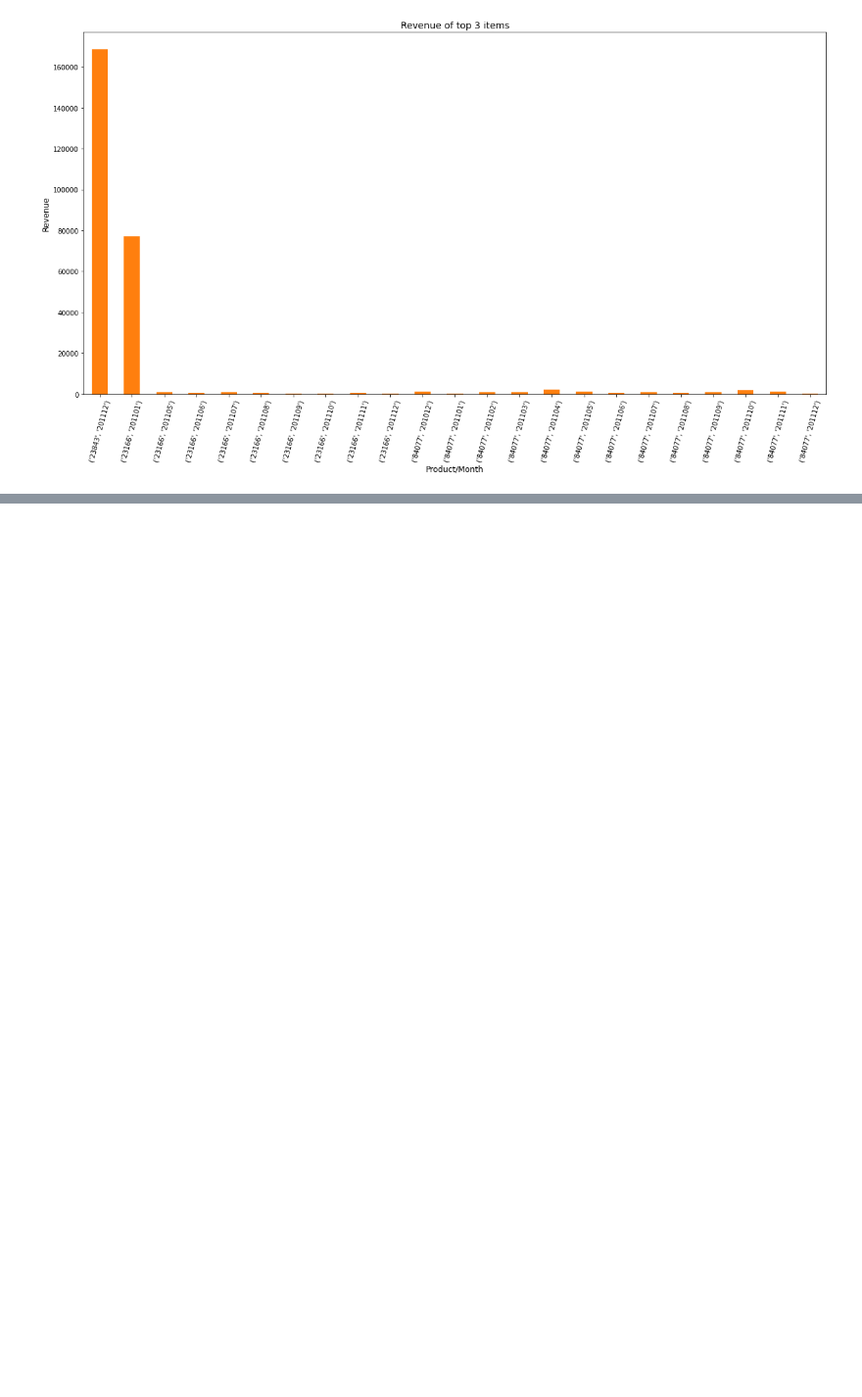
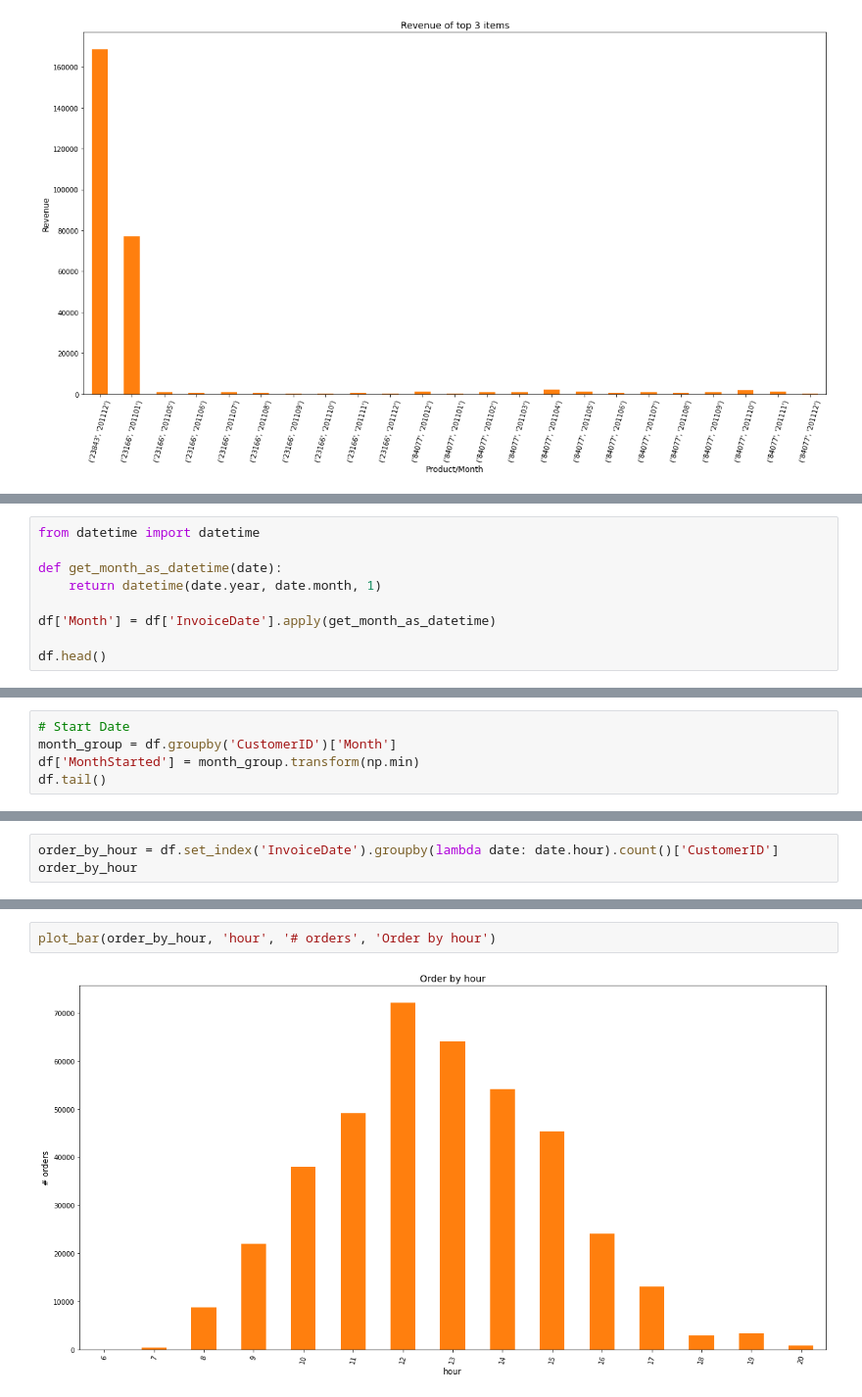
Before and after one commit to lmw0612/Online-Retail, a Jupyter notebook: online_retail.ipynb, the cells around one changed output, grey strips where cells are left out. Shown at 98% size. Saved outputs shown, nothing was run; the diff lists cells and outputs as text; blank space fills up the shorter version.

```diff
--- a/online_retail.ipynb
+++ b/online_retail.ipynb
@@ -340,0 +383,9 @@ plot_bar(monthly_top3['CheckoutPrice'], 'Product/Month', 'Revenue', 'Revenue of
+# %%
+from datetime import datetime
+
+def get_month_as_datetime(date):
+    return datetime(date.year, date.month, 1)
+
+df['Month'] = df['InvoiceDate'].apply(get_month_as_datetime)
+
+df.head()
@@ -340,0 +399,5 @@ plot_bar(monthly_top3['CheckoutPrice'], 'Product/Month', 'Revenue', 'Revenue of
+# %%
+# Start Date
+month_group = df.groupby('CustomerID')['Month']
+df['MonthStarted'] = month_group.transform(np.min)
+df.tail()
@@ -340,0 +497,3 @@ plot_bar(monthly_top3['CheckoutPrice'], 'Product/Month', 'Revenue', 'Revenue of
+# %%
+order_by_hour = df.set_index('InvoiceDate').groupby(lambda date: date.hour).count()['CustomerID']
+order_by_hour
@@ -340,0 +517,4 @@ plot_bar(monthly_top3['CheckoutPrice'], 'Product/Month', 'Revenue', 'Revenue of
+# %%
+plot_bar(order_by_hour, 'hour', '# orders', 'Order by hour')
+# %% [output]
+[figure, added]
```
Also changed, not shown: parts of 32 cells of this notebook.
